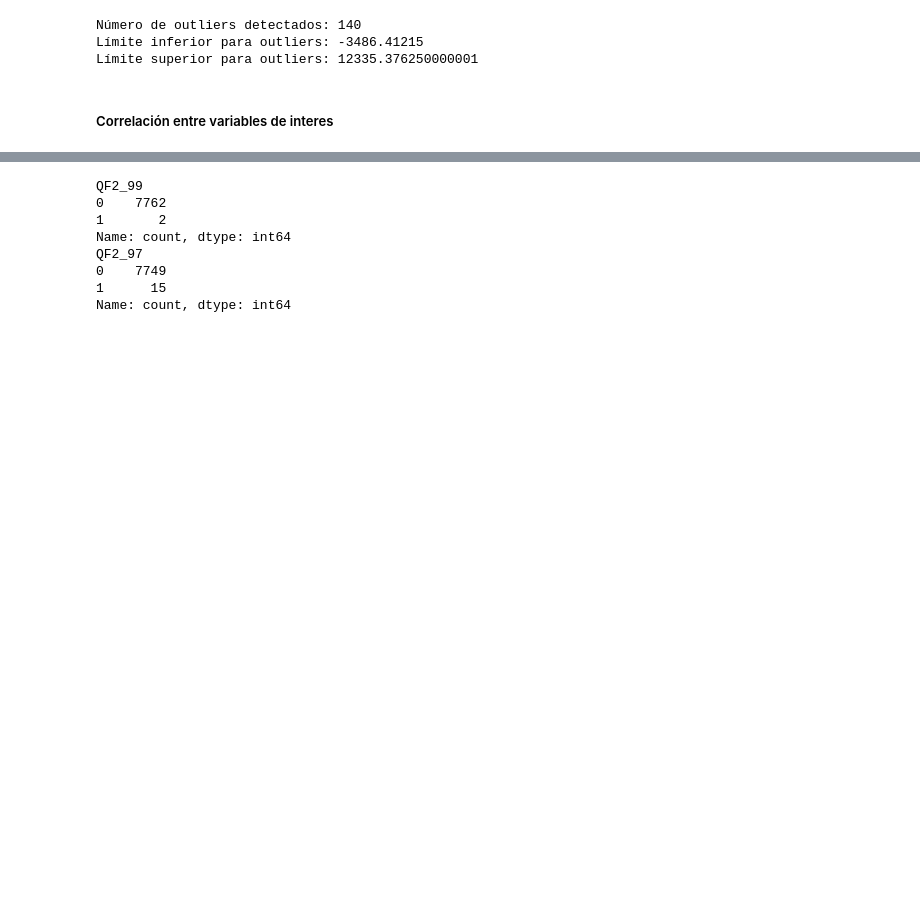
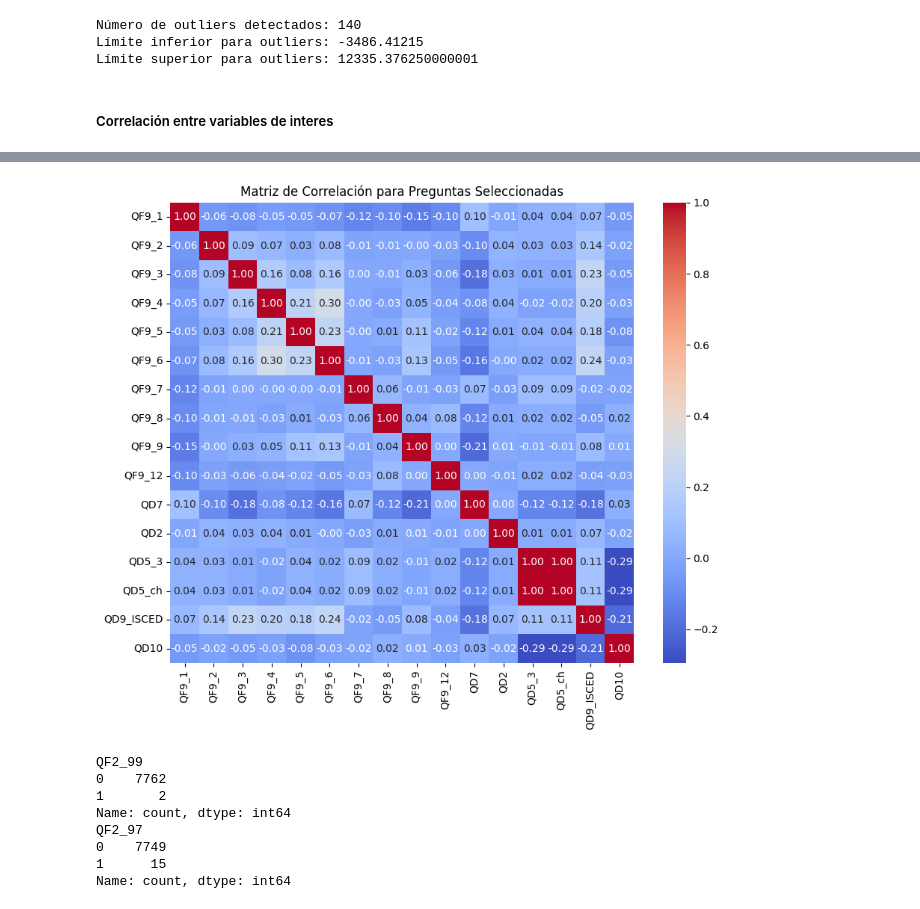
Before and after one commit to blackalle/TFM, a Jupyter notebook: tfm.ipynb, the cells around one changed output, grey strips where cells are left out. Saved outputs shown, nothing was run; the diff lists cells and outputs as text; code cells hidden in the pictures; blank space fills up the shorter version.

```diff
--- a/tfm.ipynb
+++ b/tfm.ipynb
@@ -441,3 +443,37 @@ plt.show()
+# %%
+import pandas as pd
+import seaborn as sns
+import matplotlib.pyplot as plt
+
+binary_columns = [#'QF1',  'QF2_1',  'QF2_5', 'QF3_1',	'QF3_2', 'QF3_3', 'QF3_6',	'QF3_7', 'QF3_8',
+                  'QF9_1', 'QF9_2', 'QF9_3', 'QF9_4', 'QF9_5', 'QF9_6', 'QF9_7', 'QF9_8', 'QF9_9', 'QF9_12']
+continuous_columns = ['QD7',  'QD2', 'QD5_3', 'QD5_ch', 'QD9_ISCED', 'QD10']
+# Lista de preguntas de interés
+questions = ['QD7',  'QD2', 'QD5_3', 'QD5_ch', 'QD9_ISCED', 'QD10', # Ejemplo de una variable demográfica: edad
+    #'QF1',  'QF2_1',  'QF2_5', 'QF3_1',	'QF3_2', 'QF3_3', 'QF3_6',	'QF3_7', 'QF3_8',
+    'QF9_1', 'QF9_2', 'QF9_3', 'QF9_4', 'QF9_5', 'QF9_6', 'QF9_7', 'QF9_8', 'QF9_9', 'QF9_12', #Ejemplo de variables de comportamiento financiero
+    #'QK1', 'QK2',  'QK3',  # Ejemplo de preguntas de conocimiento financiero
+    ]
+
+# Filtrar las columnas binarias para incluir solo 0 y 1
+filtered_data = data_encoded_2021[binary_columns].apply(lambda x: x.isin([0, 1]))
+
+# Crea un DataFrame que incluya solo las filas válidas para las columnas binarias
+cleaned_binary_data = data_encoded_2021.loc[filtered_data.all(axis=1), binary_columns]
+
+# Combina los datos binarios filtrados con los datos continuos
+combined_data = pd.concat([cleaned_binary_data, data_encoded_2021[continuous_columns]], axis=1)
+
+# Calcula la matriz de correlación
+correlation_matrix = combined_data.corr()
+
+# Visualiza la matriz de correlación
+plt.figure(figsize=(10, 8))
+sns.heatmap(correlation_matrix, annot=True, cmap='coolwarm', fmt=".2f")
+plt.title('Matriz de Correlación para Preguntas Seleccionadas')
+plt.show()
+# %% [output]
+[figure, added]
 # %%
 ## ver valores distintos de las variables QF2_99 Y QF2_97
 print(data_encoded_2021['QF2_99'].value_counts())
```
Also changed, not shown: parts of 4 cells of this notebook.
